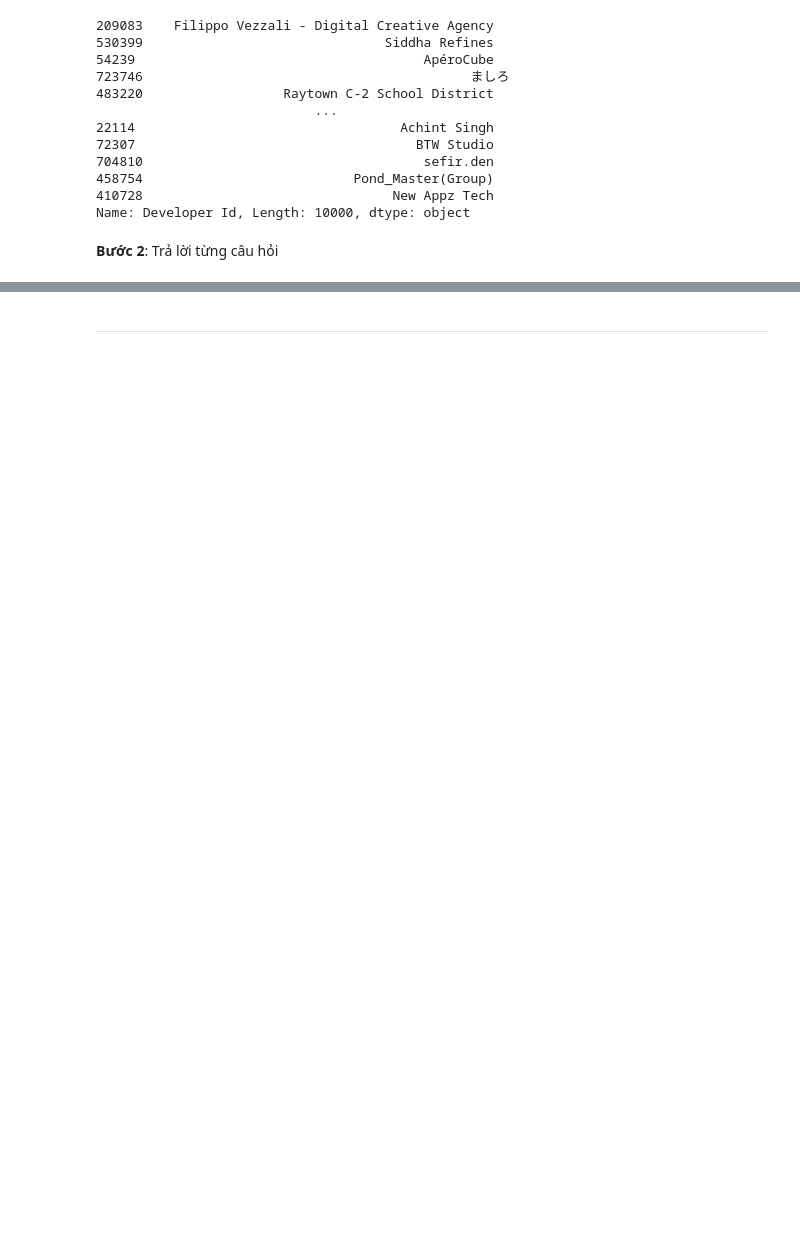
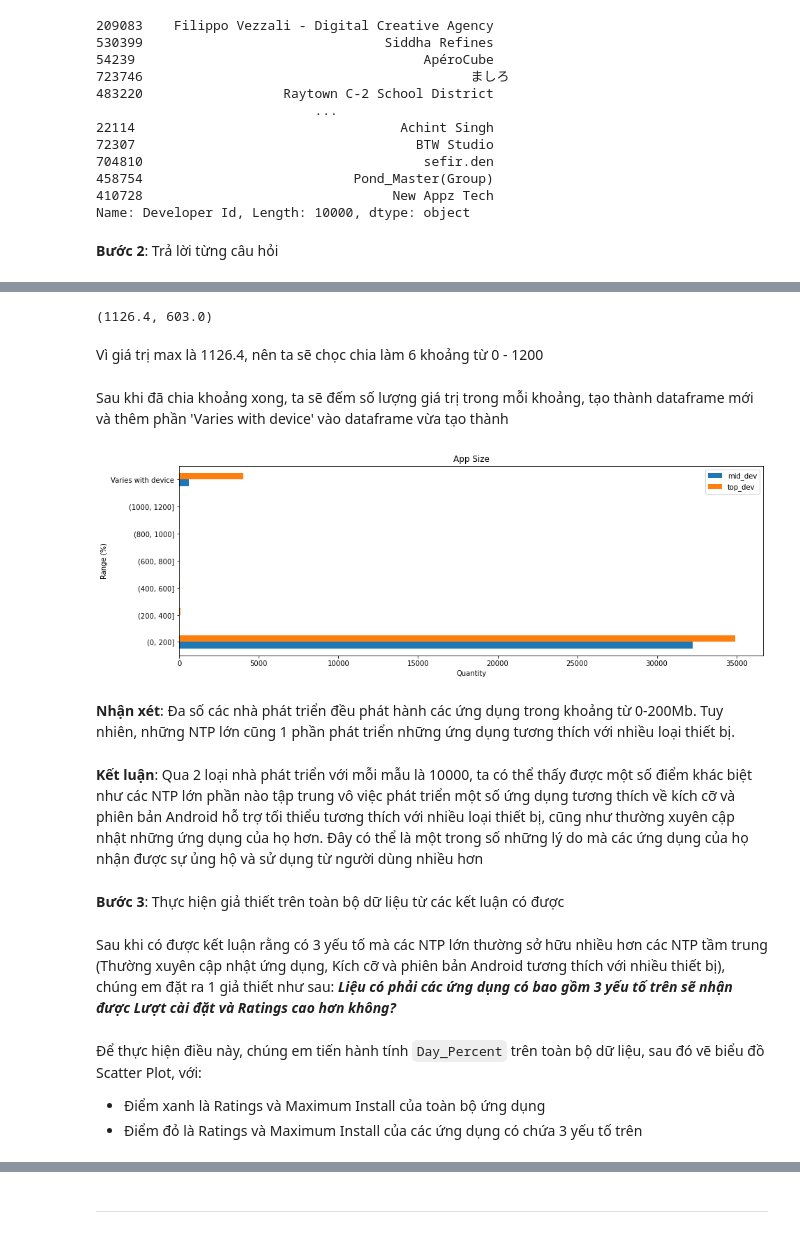
Before and after one commit to Tranmyhan/P4DS-CQ19-FinalProject---LT-KHDL, a Jupyter notebook: LT KHDL CK.ipynb, the cells around one changed output, grey strips where cells are left out. Drawn from its saved outputs; the diff is of its cells as text; code cells hidden in the pictures; blank space fills up the shorter version.

```diff
--- a/LT KHDL CK.ipynb
+++ b/LT KHDL CK.ipynb
@@ -679,0 +664,4 @@ plt.show()
+# %%
+top_dev_size.max(),mid_dev_size.max()
+# %% [output]
+(1126.4, 603.0)
@@ -679,0 +671,37 @@ plt.show()
+# %% [markdown]
+Vì giá trị max là 1126.4, nên ta sẽ chọc chia làm 6 khoảng từ 0 - 1200
+# %%
+top_dev_size['bins'] = pd.cut(x=top_dev_size['Size'], bins = np.arange(0,1201,200))
+mid_dev_size['bins'] = pd.cut(x=mid_dev_size['Size'], bins = np.arange(0,1201,200))
+# %% [markdown]
+Sau khi đã chia khoảng xong, ta sẽ đếm số lượng giá trị trong mỗi khoảng, tạo thành dataframe mới và thêm phần 'Varies with device' vào dataframe vừa tạo thành
+# %%
+def to_size_df(df, varies_size, name):
+    tmp = df.groupby('bins').size()
+    tmp2 = varies_size.value_counts()
+    df_tmp = pd.DataFrame(tmp.append(tmp2), columns = [name]).reset_index()
+    return df_tmp
+
+size_mid_df = to_size_df(mid_dev_size, varies_size_mid,'mid_dev')
+size_top_df = to_size_df(top_dev_size, varies_size_top,'top_dev')
+
+#Gộp 2 dataframe của 2 loại vào và vẽ biểu đồ
+size_df = pd.merge(size_mid_df,size_top_df, on = 'index', how='inner')
+size_df.plot(x='index', kind='barh', stacked=False, figsize = (15,5));
+plt.title('App Size')
+plt.ylabel('Range (%)');
+plt.xlabel('Quantity');
+# %% [output]
+[figure, added]
+# %% [markdown]
+**Nhận xét**: Đa số các nhà phát triển đều phát hành các ứng dụng trong khoảng từ 0-200Mb. Tuy nhiên, những NTP lớn cũng 1 phần phát triển những ứng dụng tương thích với nhiều loại thiết bị.
+# %% [markdown]
+**Kết luận**: Qua 2 loại nhà phát triển với mỗi mẫu là 10000, ta có thể thấy được một số điểm khác biệt như các NTP lớn phần nào tập trung vô việc phát triển một số ứng dụng tương thích về kích cỡ và phiên bản Android hỗ trợ tối thiểu tương thích với nhiều loại thiết bị, cũng như thường xuyên cập nhật những ứng dụng của họ hơn. Đây có thể là một trong số những lý do mà các ứng dụng của họ nhận được sự ủng hộ và sử dụng từ người dùng nhiều hơn
+# %% [markdown]
+**Bước 3**: Thực hiện giả thiết trên toàn bộ dữ liệu từ các kết luận có được
+# %% [markdown]
+Sau khi có được kết luận rằng có 3 yếu tố mà các NTP lớn thường sở hữu nhiều hơn các NTP tầm trung (Thường xuyên cập nhật ứng dụng, Kích cỡ và phiên bản Android tương thích với nhiều thiết bị), chúng em đặt ra 1 giả thiết như sau: ***Liệu có phải các ứng dụng có bao gồm 3 yếu tố trên sẽ nhận được Lượt cài đặt và Ratings cao hơn không?***
+# %% [markdown]
+Để thực hiện điều này, chúng em tiến hành tính `Day_Percent` trên toàn bộ dữ liệu, sau đó vẽ biểu đồ Scatter Plot, với:
+- Điểm xanh là Ratings và Maximum Install của toàn bộ ứng dụng
+- Điểm đỏ là Ratings và Maximum Install của các ứng dụng có chứa 3 yếu tố trên
```
Also changed, not shown: parts of 60 cells of this notebook.
